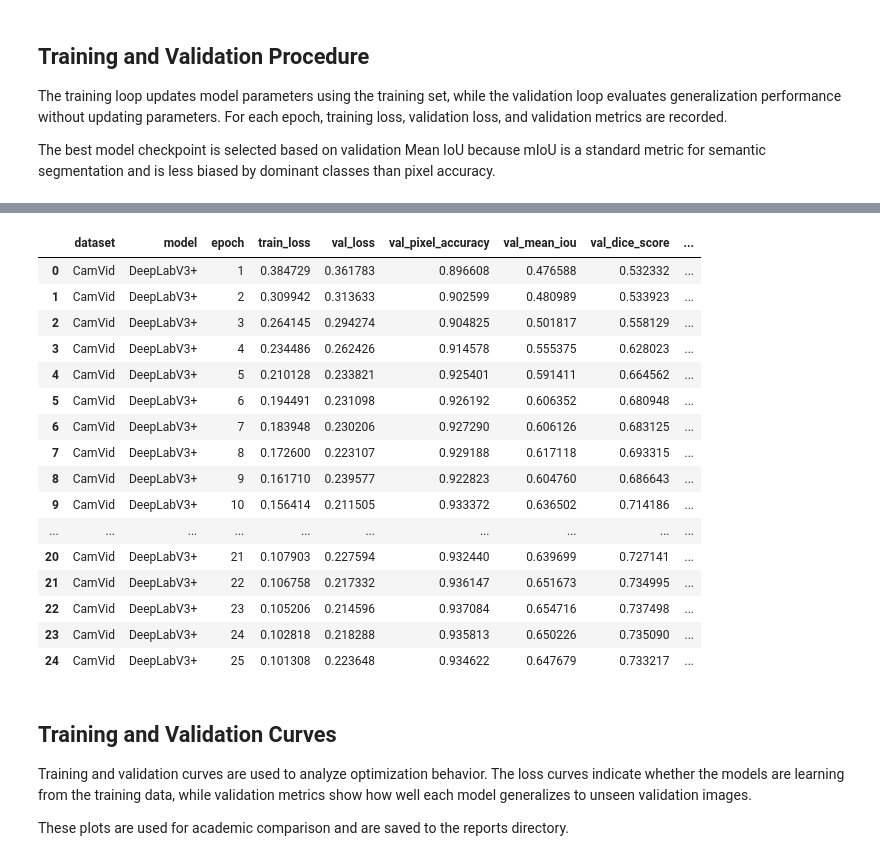
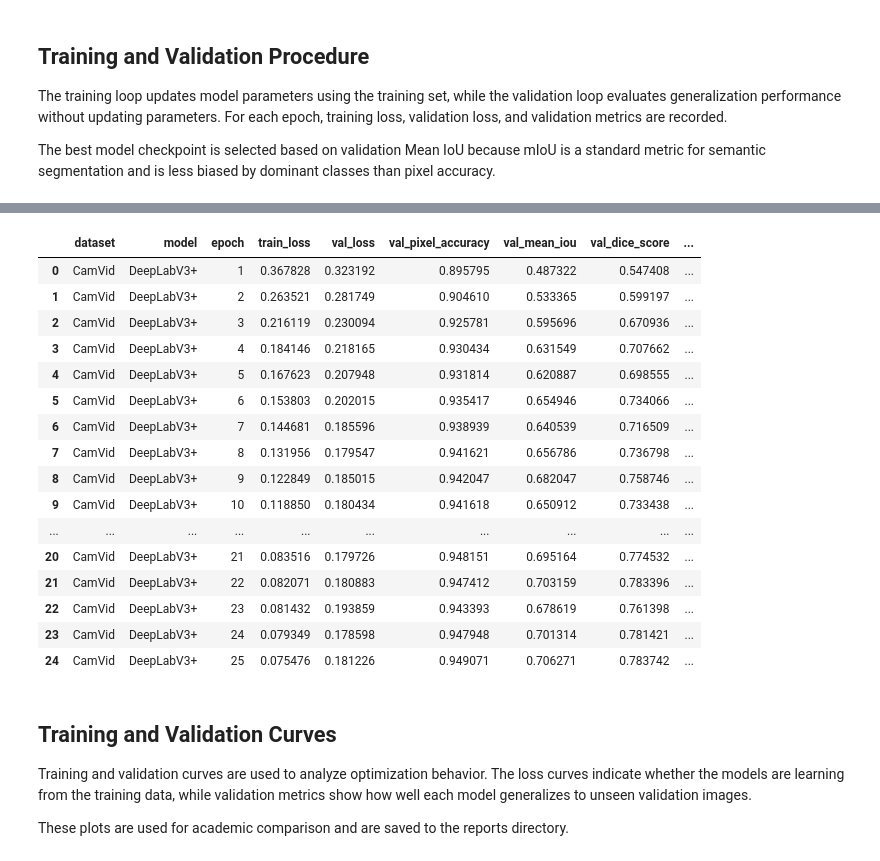
Before and after one commit to 5aad/fcn-deeplabv3, a Jupyter notebook: fcn-deeplabv3-segmentation.ipynb, the cells around one changed output, grey strips where cells are left out. Drawn from its saved outputs; the diff is of its cells as text; code cells hidden in the pictures.

```diff
--- a/fcn-deeplabv3-segmentation.ipynb
+++ b/fcn-deeplabv3-segmentation.ipynb
@@ -109,8 +109,8 @@ CAMVID_NUM_CLASSES = len(CAMVID_CLASSES)
 CAMVID_IGNORE_INDEX = 11
 
 # Training configuration for the small CamVid experiment
-IMAGE_SIZE = 256
-BATCH_SIZE = 4
+IMAGE_SIZE = 384
+BATCH_SIZE = 2
 NUM_WORKERS = 0
 
 print(f"CamVid classes: {CAMVID_NUM_CLASSES}")
@@ -584,6 +584,7 @@ def create_dataloaders(
             shuffle=(split == "train"),
             num_workers=num_workers,
             pin_memory=(DEVICE.type == "cuda"),
+            drop_last=(split == "train"),
         )
 
         print(
@@ -1061,4 +1060,5 @@ Saved best checkpoint: checkpoints\camvid_FCN-ResNet50_best.pth
 # %%
+NUM_EPOCHS = 25
 deeplab_history = train_model(
     model=camvid_models["DeepLabV3+"],
     model_name="DeepLabV3+",
@@ -1089,20 +1089,20 @@ Saved best checkpoint: checkpoints\camvid_DeepLabV3plus_best.pth
 |  | dataset | model | epoch | train_loss | val_loss | val_pixel_accuracy | val_mean_iou | val_dice_score | ... |
-| 0 | CamVid | DeepLabV3+ | 1 | 0.384729 | 0.361783 | 0.896608 | 0.476588 | 0.532332 | ... |
-| 1 | CamVid | DeepLabV3+ | 2 | 0.309942 | 0.313633 | 0.902599 | 0.480989 | 0.533923 | ... |
-| 2 | CamVid | DeepLabV3+ | 3 | 0.264145 | 0.294274 | 0.904825 | 0.501817 | 0.558129 | ... |
-| 3 | CamVid | DeepLabV3+ | 4 | 0.234486 | 0.262426 | 0.914578 | 0.555375 | 0.628023 | ... |
-| 4 | CamVid | DeepLabV3+ | 5 | 0.210128 | 0.233821 | 0.925401 | 0.591411 | 0.664562 | ... |
-| 5 | CamVid | DeepLabV3+ | 6 | 0.194491 | 0.231098 | 0.926192 | 0.606352 | 0.680948 | ... |
-| 6 | CamVid | DeepLabV3+ | 7 | 0.183948 | 0.230206 | 0.927290 | 0.606126 | 0.683125 | ... |
-| 7 | CamVid | DeepLabV3+ | 8 | 0.172600 | 0.223107 | 0.929188 | 0.617118 | 0.693315 | ... |
-| 8 | CamVid | DeepLabV3+ | 9 | 0.161710 | 0.239577 | 0.922823 | 0.604760 | 0.686643 | ... |
-| 9 | CamVid | DeepLabV3+ | 10 | 0.156414 | 0.211505 | 0.933372 | 0.636502 | 0.714186 | ... |
+| 0 | CamVid | DeepLabV3+ | 1 | 0.367828 | 0.323192 | 0.895795 | 0.487322 | 0.547408 | ... |
+| 1 | CamVid | DeepLabV3+ | 2 | 0.263521 | 0.281749 | 0.904610 | 0.533365 | 0.599197 | ... |
+| 2 | CamVid | DeepLabV3+ | 3 | 0.216119 | 0.230094 | 0.925781 | 0.595696 | 0.670936 | ... |
+| 3 | CamVid | DeepLabV3+ | 4 | 0.184146 | 0.218165 | 0.930434 | 0.631549 | 0.707662 | ... |
+| 4 | CamVid | DeepLabV3+ | 5 | 0.167623 | 0.207948 | 0.931814 | 0.620887 | 0.698555 | ... |
+| 5 | CamVid | DeepLabV3+ | 6 | 0.153803 | 0.202015 | 0.935417 | 0.654946 | 0.734066 | ... |
+| 6 | CamVid | DeepLabV3+ | 7 | 0.144681 | 0.185596 | 0.938939 | 0.640539 | 0.716509 | ... |
+| 7 | CamVid | DeepLabV3+ | 8 | 0.131956 | 0.179547 | 0.941621 | 0.656786 | 0.736798 | ... |
+| 8 | CamVid | DeepLabV3+ | 9 | 0.122849 | 0.185015 | 0.942047 | 0.682047 | 0.758746 | ... |
+| 9 | CamVid | DeepLabV3+ | 10 | 0.118850 | 0.180434 | 0.941618 | 0.650912 | 0.733438 | ... |
 | ... | ... | ... | ... | ... | ... | ... | ... | ... | ... |
-| 20 | CamVid | DeepLabV3+ | 21 | 0.107903 | 0.227594 | 0.932440 | 0.639699 | 0.727141 | ... |
-| 21 | CamVid | DeepLabV3+ | 22 | 0.106758 | 0.217332 | 0.936147 | 0.651673 | 0.734995 | ... |
-| 22 | CamVid | DeepLabV3+ | 23 | 0.105206 | 0.214596 | 0.937084 | 0.654716 | 0.737498 | ... |
-| 23 | CamVid | DeepLabV3+ | 24 | 0.102818 | 0.218288 | 0.935813 | 0.650226 | 0.735090 | ... |
-| 24 | CamVid | DeepLabV3+ | 25 | 0.101308 | 0.223648 | 0.934622 | 0.647679 | 0.733217 | ... |
+| 20 | CamVid | DeepLabV3+ | 21 | 0.083516 | 0.179726 | 0.948151 | 0.695164 | 0.774532 | ... |
+| 21 | CamVid | DeepLabV3+ | 22 | 0.082071 | 0.180883 | 0.947412 | 0.703159 | 0.783396 | ... |
+| 22 | CamVid | DeepLabV3+ | 23 | 0.081432 | 0.193859 | 0.943393 | 0.678619 | 0.761398 | ... |
+| 23 | CamVid | DeepLabV3+ | 24 | 0.079349 | 0.178598 | 0.947948 | 0.701314 | 0.781421 | ... |
+| 24 | CamVid | DeepLabV3+ | 25 | 0.075476 | 0.181226 | 0.949071 | 0.706271 | 0.783742 | ... |
 # %% [markdown]
 ## Training and Validation Curves
 
```
Also changed, not shown: parts of 23 cells of this notebook.
